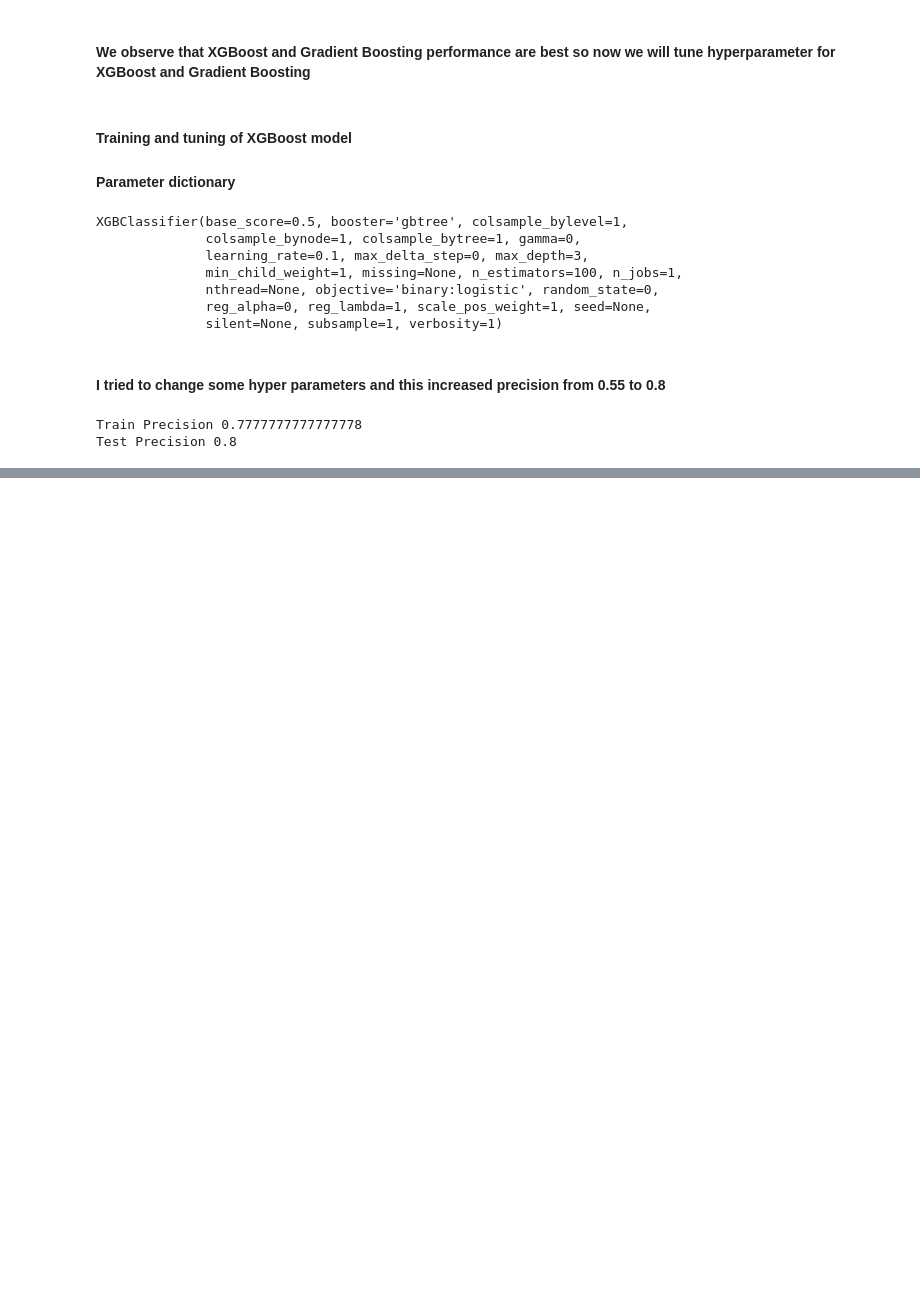
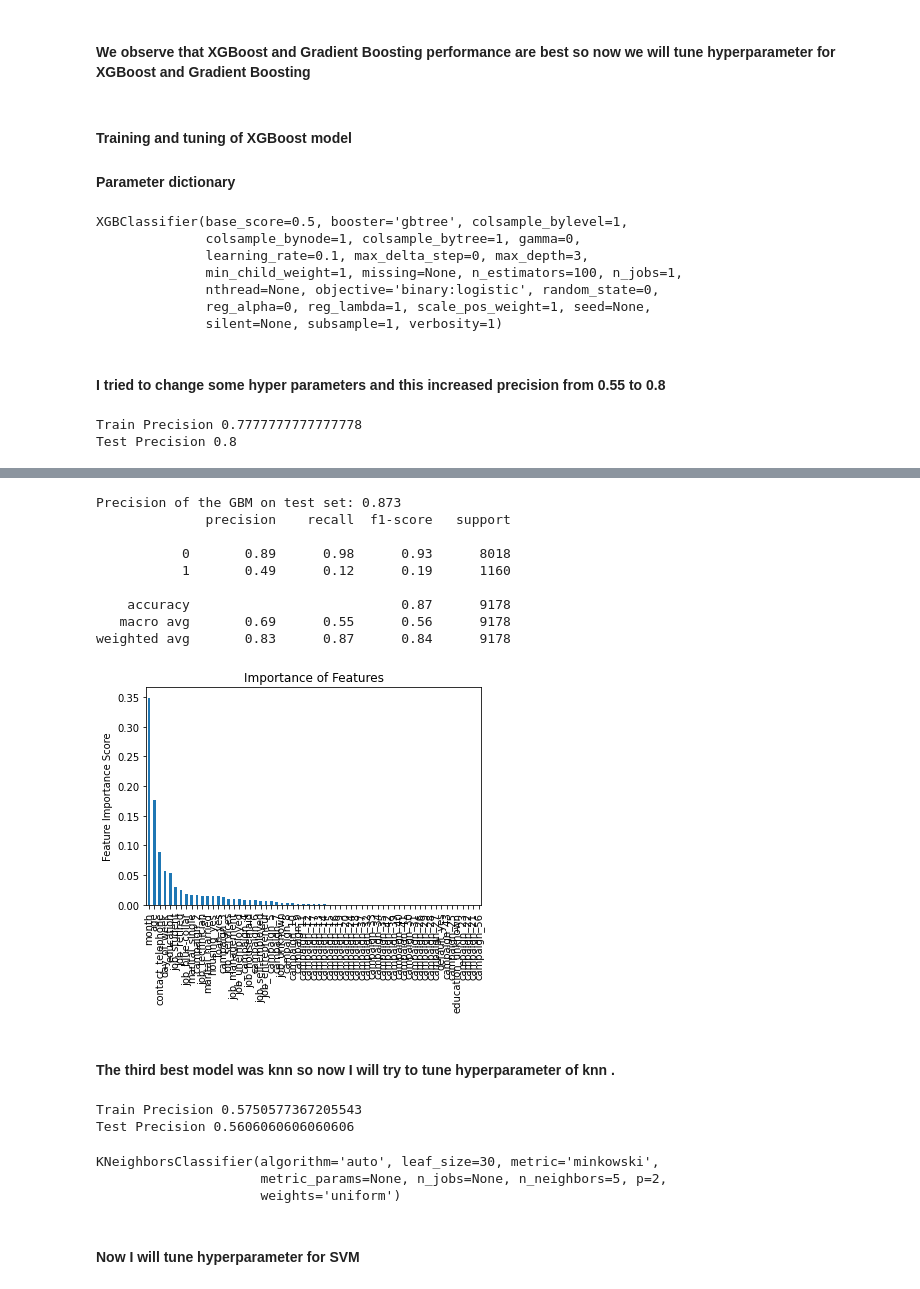
Before and after one commit to kanchanrenu/Bank_propensity_model, a Jupyter notebook: clean_bank_data.ipynb, the cells around one changed output, grey strips where cells are left out. Drawn from its saved outputs; the diff is of its cells as text; code cells hidden in the pictures; blank space fills up the shorter version.

```diff
--- a/clean_bank_data.ipynb
+++ b/clean_bank_data.ipynb
@@ -280,0 +390,42 @@ Test Precision 0.8
+# %%
+new=GradientBoostingClassifier(learning_rate=0.05, n_estimators=750,max_depth=7, min_samples_split=60, min_samples_leaf=9,max_features=7 , subsample=0.90, random_state=10)
+new.fit(X_train,y_train)
+predictors=list(X_train)
+feat_imp = pd.Series(new.feature_importances_, predictors).sort_values(ascending=False)
+feat_imp.plot(kind='bar', title='Importance of Features')
+plt.ylabel('Feature Importance Score')
+print('Precision of the GBM on test set: {:.3f}'.format(new.score(X_test, y_test)))
+pred=new.predict(X_test)
+print(classification_report(y_test, pred))
+# %% [output]
+Precision of the GBM on test set: 0.873
+              precision    recall  f1-score   support
+
+           0       0.89      0.98      0.93      8018
+           1       0.49      0.12      0.19      1160
+
+    accuracy                           0.87      9178
+   macro avg       0.69      0.55      0.56      9178
+weighted avg       0.83      0.87      0.84      9178
+[figure, added]
+# %% [markdown]
+#### The third best model was knn so now I will try to tune hyperparameter of knn .
+# %%
+from sklearn.neighbors import KNeighborsClassifier
+knn = KNeighborsClassifier(n_neighbors=5,leaf_size= 30,p=1,algorithm='auto',n_jobs=-1)
+knn.fit(X_train, y_train)
+knnpred = knn.predict(X_test)
+knnpred_train=gbk.predict(X_train)
+print('Train Precision',precision_score(y_train, gbkpred_train ))
+print('Test Precision',precision_score(y_test, gbkpred ))
+# %% [output]
+Train Precision 0.5750577367205543
+Test Precision 0.5606060606060606
+# %%
+KNeighborsClassifier()
+# %% [output]
+KNeighborsClassifier(algorithm='auto', leaf_size=30, metric='minkowski',
+                     metric_params=None, n_jobs=None, n_neighbors=5, p=2,
+                     weights='uniform')
+# %% [markdown]
+#### Now I will tune hyperparameter for SVM
```
Also changed, not shown: parts of 20 cells of this notebook.
